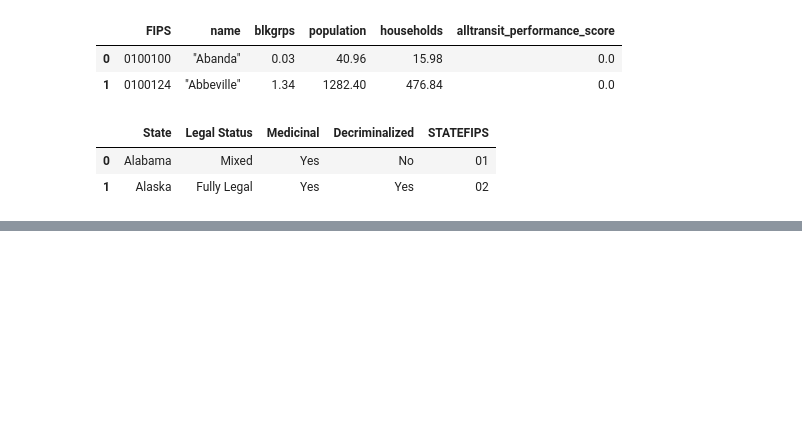
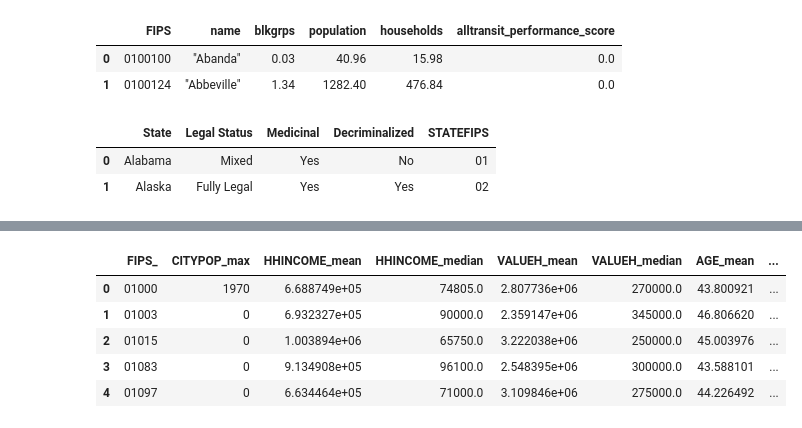
Before and after one commit to jovanyoshioka/CityFinder, a Jupyter notebook: data/ben/Data_Collection.ipynb, the cells around one changed output, grey strips where cells are left out. Saved outputs shown, nothing was run; the diff lists cells and outputs as text; code cells hidden in the pictures; blank space fills up the shorter version.

```diff
--- a/data/ben/Data_Collection.ipynb
+++ b/data/ben/Data_Collection.ipynb
@@ -87,7 +93,7 @@ df_land_2022 = df_land[df_land['Year'] == 2022]  #1
 df_land_2022 = df_land_2022.rename(columns={'Year': 'YEAR'})
 # %%
 df_socioecon_2022 = df_socioecon[df_socioecon['YEAR'] == 2022]  #2
-df_socioecon_2022 = df_socioecon_2022.drop(columns={'RACHSING'})
+# df_socioecon_2022 = df_socioecon_2022.drop(columns={'RACHSING'})
 # %%
 # Ensure the STATEFIP and COUNTYFIP columns are strings with leading zeros as needed  #3
 # We assume 2 characters for state FIPS and 3 for county FIPS as a common case
@@ -228,0 +250,6 @@ df_marijuana.head(2)
+# %%
+# aggregate df_socioecon data at the FIPS level
+# df_socioecon_2022.to_csv('df_socioecon_2022.csv', index=False)
+# print(df_socioecon_2022.columns)
+df_socioecon_2022 = df_socioecon_2022.drop(columns={'SAMPLE', 'SERIAL', 'CBSERIAL', 'HHWT', 'CLUSTER', 'STATEFIP', 'COUNTYFIP', 'STRATA', 'GQ',
+                                'PERNUM', 'PERWT', 'RACE', 'RACED', 'EDUCD', 'EMPSTATD', 'YEAR'})
@@ -228,0 +281,77 @@ df_marijuana.head(2)
+# %%
+# aggregate!
+
+# Define a function for IND column categorization
+def categorize_ind(ind):
+    try:
+        ind = int(ind)
+        if 170 <= ind <= 490 or 570 <= ind <= 690:
+            return 'IND_Ag_For_Fish_Hunt_Mine'
+        elif ind == 770:
+            return 'IND_Constr'
+        elif 1070 <= ind <= 3990:
+            return 'IND_Manu'
+        elif 4070 <= ind <= 4590:
+            return 'IND_Wholesale'
+        elif 4670 <= ind <= 5790:
+            return 'IND_Retail'
+        elif 6070 <= ind <= 6390 or 570 <= ind <= 690:  # Adjusted for overlap
+            return 'IND_Transpo_Ware_Util'
+        elif 6470 <= ind <= 6780:
+            return 'IND_Info'
+        elif 6870 <= ind <= 7190:
+            return 'IND_Fin_Ins_RealEstate'
+        elif 8561 <= ind <= 8690:
+            return 'IND_Arts_Ent_Rec_Food'
+        elif 8770 <= ind <= 9290:
+            return 'IND_OtherServices'
+        elif 9370 <= ind <= 9590:
+            return 'IND_PublicAdmin'
+        elif 9670 <= ind <= 9870:
+            return 'IND_Mil'
+        else:
+            return 'Other'
+    except ValueError:
+        return 'Other'
+
+# Apply the IND categorization
+df_socioecon_2022['IND_Cat'] = df_socioecon_2022['IND'].apply(categorize_ind)
+
+# Recalculate EDUC_HS and EDUC_College
+df_socioecon_2022['EDUC_HS'] = df_socioecon_2022['EDUC'].apply(lambda x: 1 if x == '6' else 0)
+df_socioecon_2022['EDUC_College'] = df_socioecon_2022['EDUC'].isin(['7', '8', '9', '10', '11']).astype(int)
+
+# Convert SEX, RACHSING, EMPSTAT, and IND_Cat to dummy variables
+# Note: The drop_first=True parameter is used to avoid multicollinearity by dropping the first category.
+qual_columns = ['SEX', 'RACHSING', 'EMPSTAT', 'IND_Cat']
+df_socioecon_2022 = pd.get_dummies(df_socioecon_2022, columns=qual_columns, drop_first=True)
+
+# Define aggregation rules
+aggregation_rules = {
+    'CITYPOP': 'max',  # Assuming max to pick the largest city's population in each FIPS
+    'HHINCOME': ['mean', 'median'],
+    'VALUEH': ['mean', 'median'],
+    'AGE': ['mean', 'median'],
+    'EDUC_HS': 'mean',  # Correctly capturing high school education
+    'EDUC_College': 'mean',  # Correctly capturing college education
+}
+
+# Automatically include all dummy variables in the aggregation rules
+for column in df_socioecon_2022.columns:
+    if column.startswith(tuple([f"{x}_" for x in qual_columns])):  # Prefixes of dummy variables
+        aggregation_rules[column] = 'mean'
+
+# Apply the aggregation
+df_agg = df_socioecon_2022.groupby('FIPS').agg(aggregation_rules).reset_index()
+
+# Flatten MultiIndex columns if created by aggregation
+df_agg.columns = ['_'.join(col).strip() if isinstance(col, tuple) else col for col in df_agg.columns.values]
+
+df_agg.head()
+# %% [output]
+|  | FIPS_ | CITYPOP_max | HHINCOME_mean | HHINCOME_median | VALUEH_mean | VALUEH_median | AGE_mean | ... |
+| 0 | 01000 | 1970 | 6.688749e+05 | 74805.0 | 2.807736e+06 | 270000.0 | 43.800921 | ... |
+| 1 | 01003 | 0 | 6.932327e+05 | 90000.0 | 2.359147e+06 | 345000.0 | 46.806620 | ... |
+| 2 | 01015 | 0 | 1.003894e+06 | 65750.0 | 3.222038e+06 | 250000.0 | 45.003976 | ... |
+| 3 | 01083 | 0 | 9.134908e+05 | 96100.0 | 2.548395e+06 | 300000.0 | 43.588101 | ... |
+| 4 | 01097 | 0 | 6.634464e+05 | 71000.0 | 3.109846e+06 | 275000.0 | 44.226492 | ... |
```
Also changed, not shown: parts of 12 cells of this notebook.
